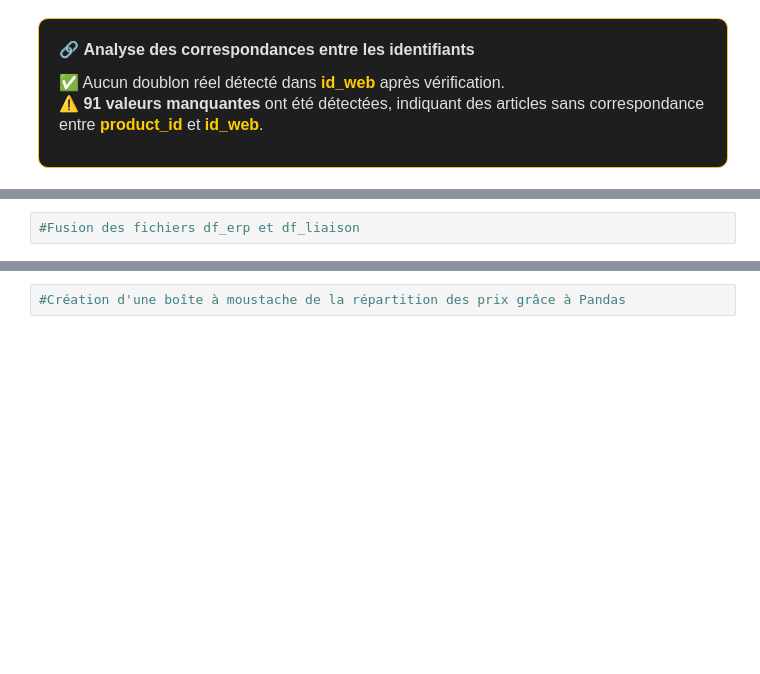
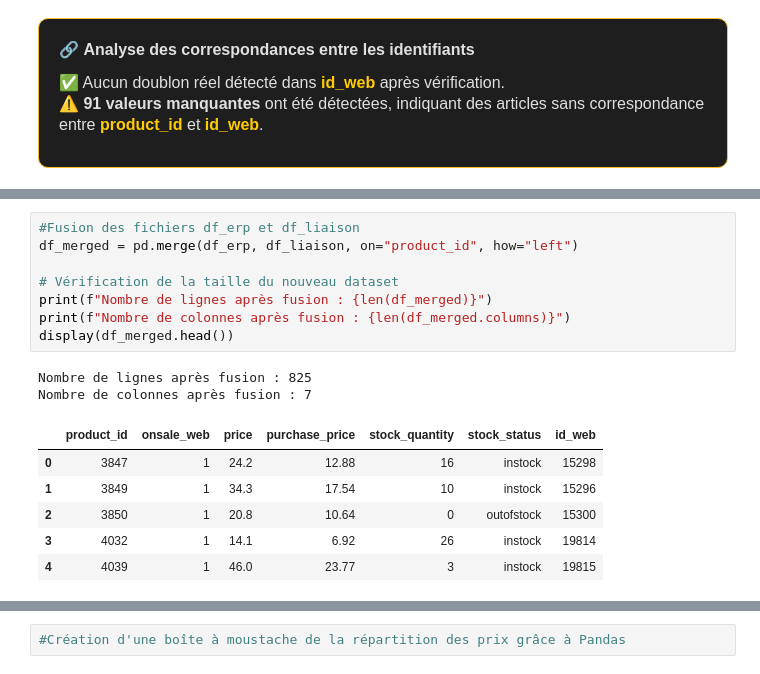
Before and after one commit to Stephane-OC/bottleneck, a Jupyter notebook: analyse_bottleneck.ipynb, the cells around one changed output, grey strips where cells are left out. Saved outputs shown, nothing was run; the diff lists cells and outputs as text; blank space fills up the shorter version.

```diff
--- a/analyse_bottleneck.ipynb
+++ b/analyse_bottleneck.ipynb
@@ -1339,5 +1367,20 @@ width:fit-content; margin:20px auto; text-align:left; box-shadow:0 0 15px #00000
 </div>
 # %%
 #Fusion des fichiers df_erp et df_liaison
+df_merged = pd.merge(df_erp, df_liaison, on="product_id", how="left")
+
+# Vérification de la taille du nouveau dataset
+print(f"Nombre de lignes après fusion : {len(df_merged)}")
+print(f"Nombre de colonnes après fusion : {len(df_merged.columns)}")
+display(df_merged.head())
+# %% [output]
+Nombre de lignes après fusion : 825
+Nombre de colonnes après fusion : 7
+|  | product_id | onsale_web | price | purchase_price | stock_quantity | stock_status | id_web |
+| 0 | 3847 | 1 | 24.2 | 12.88 | 16 | instock | 15298 |
+| 1 | 3849 | 1 | 34.3 | 17.54 | 10 | instock | 15296 |
+| 2 | 3850 | 1 | 20.8 | 10.64 | 0 | outofstock | 15300 |
+| 3 | 4032 | 1 | 14.1 | 6.92 | 26 | instock | 19814 |
+| 4 | 4039 | 1 | 46.0 | 23.77 | 3 | instock | 19815 |
 # %%
 #Y a t-il des lignes ne "matchant" pas entre les 2 fichiers?
```
Also changed, not shown: parts of 19 cells of this notebook.
